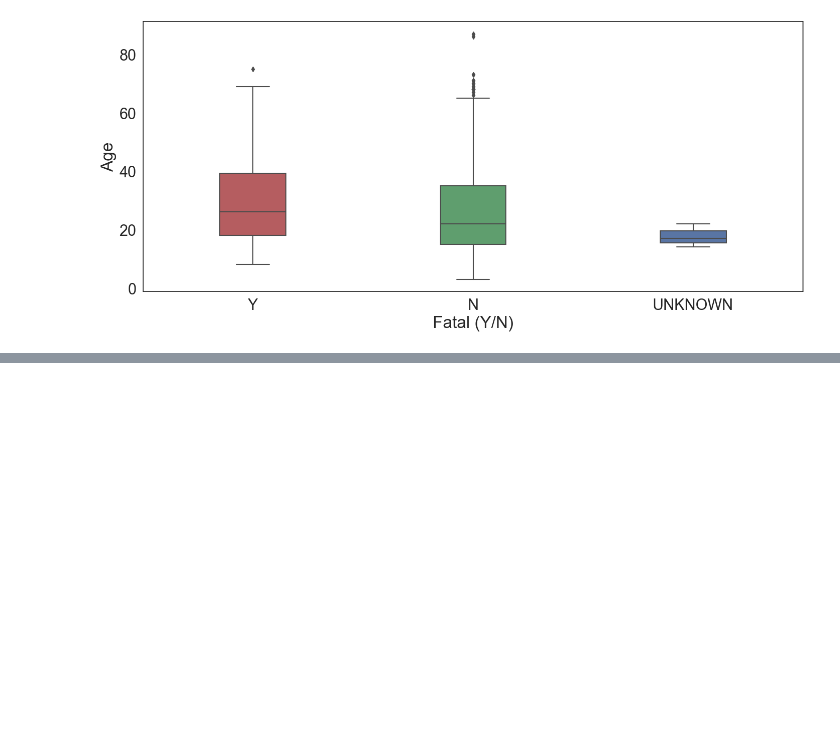
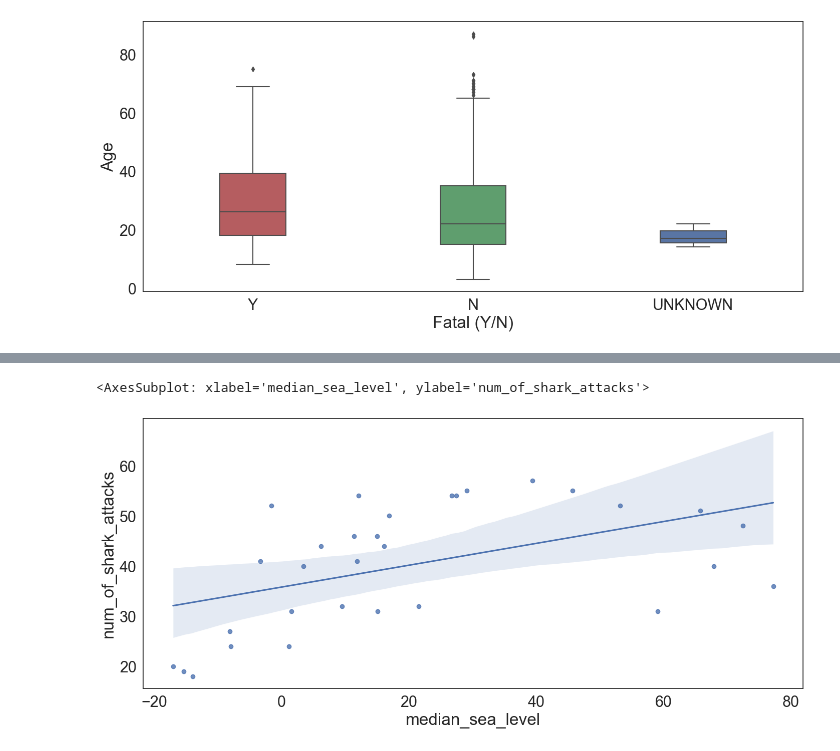
Before and after one commit to AndyCesium/COGS108_project, a Jupyter notebook: EDACheckpointGroup_064-Fa22.ipynb, the cells around one changed output, grey strips where cells are left out. Cells and saved outputs as stored; diff of their text form; code cells hidden in the pictures; blank space fills up the shorter version.

```diff
--- a/EDACheckpointGroup_064-Fa22.ipynb
+++ b/EDACheckpointGroup_064-Fa22.ipynb
@@ -464,0 +595,12 @@ fig_a5 = sns.boxplot(data=sharks_df, x='Fatal (Y/N)', y="Age", width=0.3, order=
+# %%
+sl_atlantic_new = sl_atlantic_df.apply(create_single_level_measurement, axis=1)
+sl_atlantic_new['year'] = sl_atlantic_new['year'].astype(int)
+sl_atlantic_new = sl_atlantic_new.drop(['TOPEX/Poseidon', 'Jason-1', 'Jason-2', 'Jason-3'], axis=1)
+
+# calculate median for each year in the dataframe
+sl_atlantic_new = sl_atlantic_new.groupby(['year'])['Sea Level'].median().reset_index(name='median_sea_level')
+# %%
+# merge both dataframes
+atlantic_sharks_merged = pd.merge(sl_atlantic_new, num_shark_atks_per_year, how='inner', left_on='year', right_on='Year')
+atlantic_sharks_merged = atlantic_sharks_merged.drop(['Year'], axis=1)
+atlantic_sharks_merged
@@ -464,0 +625,6 @@ fig_a5 = sns.boxplot(data=sharks_df, x='Fatal (Y/N)', y="Age", width=0.3, order=
+# %%
+# plot data and linear regression model fit
+sns.regplot(data=atlantic_sharks_merged, x='median_sea_level', y='num_of_shark_attacks')
+# %% [output]
+<AxesSubplot: xlabel='median_sea_level', ylabel='num_of_shark_attacks'>
+[figure, added]
```
Also changed, not shown: parts of 11 cells of this notebook.
